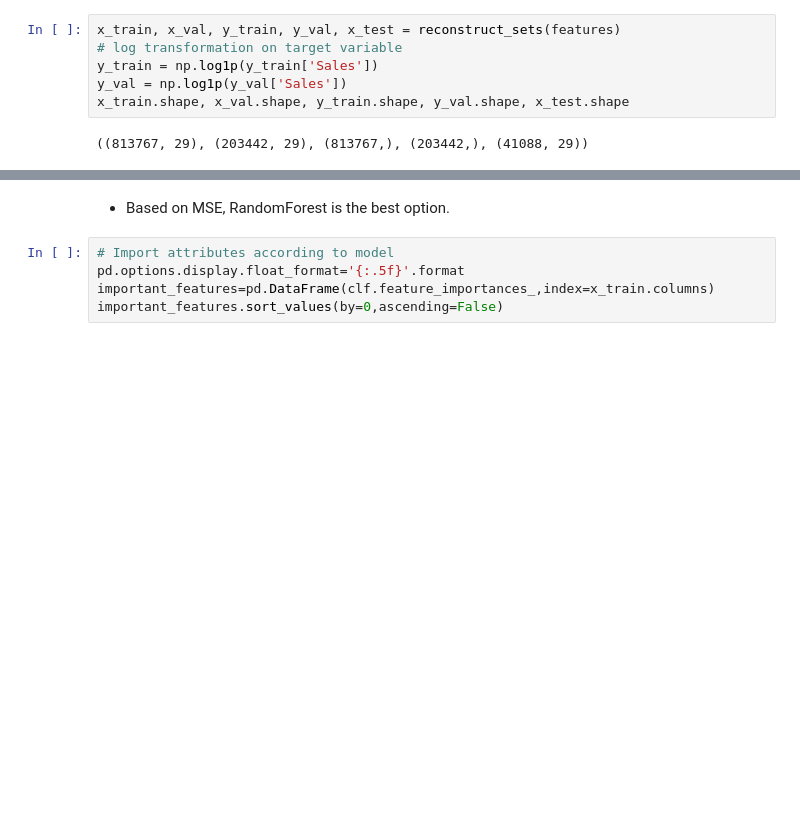
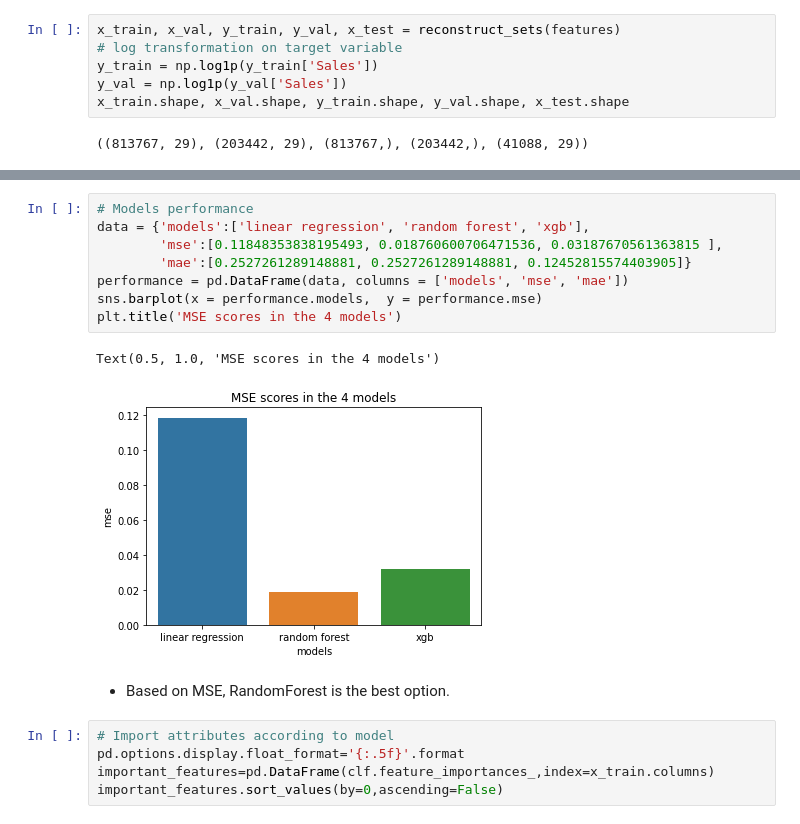
Before and after one commit to Bethelsis/Pharmaceutical-Sales-prediction, a Jupyter notebook: Notebooks/Modelling.ipynb, the cells around one changed output, grey strips where cells are left out. Saved outputs shown, nothing was run; the diff lists cells and outputs as text; blank space fills up the shorter version.

```diff
--- a/Notebooks/Modelling.ipynb
+++ b/Notebooks/Modelling.ipynb
@@ -295,3 +407,14 @@ Mean squared error for xgb on validation data = 0.031403607146309576
+# %%
+# Models performance
+data = {'models':['linear regression', 'random forest', 'xgb'],
+        'mse':[0.11848353838195493, 0.018760600706471536, 0.03187670561363815 ],
+        'mae':[0.2527261289148881, 0.2527261289148881, 0.12452815574403905]}
+performance = pd.DataFrame(data, columns = ['models', 'mse', 'mae'])
+sns.barplot(x = performance.models,  y = performance.mse)
+plt.title('MSE scores in the 4 models')
+# %% [output]
+Text(0.5, 1.0, 'MSE scores in the 4 models')
+[figure, added]
 # %% [markdown]
 - Based on MSE, RandomForest is the best option.
 # %%
```
Also changed, not shown: parts of 19 cells of this notebook.
